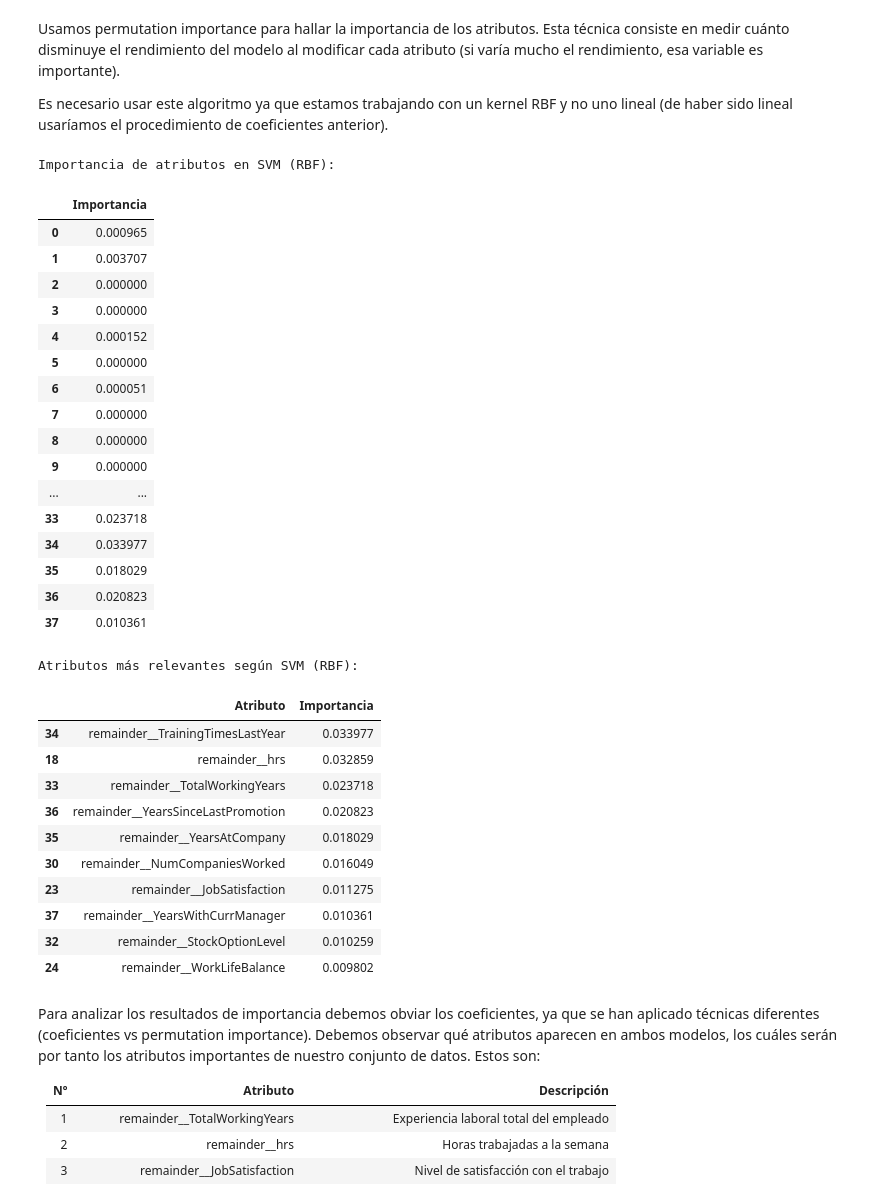
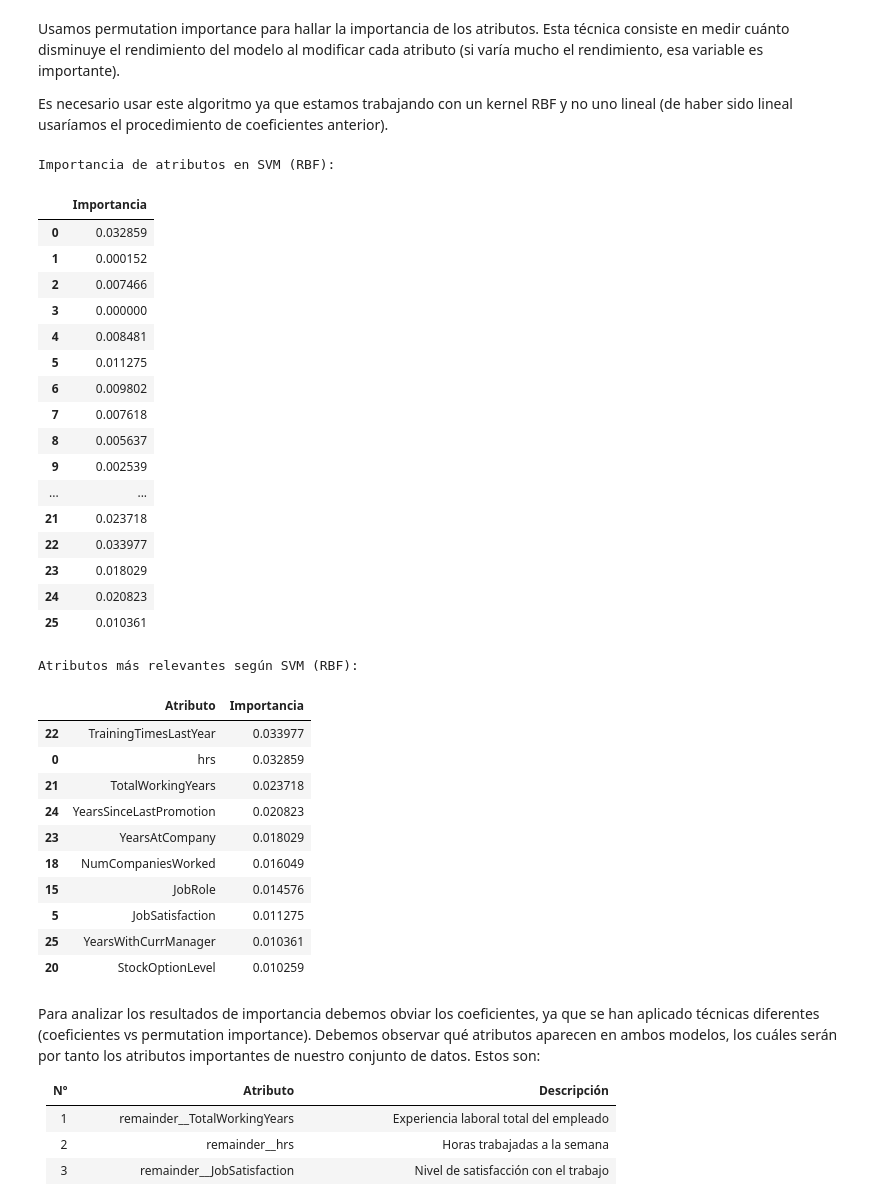
Before and after one commit to kevinMGII/Grupo7-Practica1, a Jupyter notebook: Grupo7_Practica1.ipynb, the cells around one changed output. Drawn from its saved outputs; the diff is of its cells as text; code cells hidden in the pictures.

```diff
--- a/Grupo7_Practica1.ipynb
+++ b/Grupo7_Practica1.ipynb
@@ -513,5 +554,6 @@ resultados_brf_df
 # %%
 pipeline_rn = Pipeline([
+    ('preprocessor', preprocesador),                                            # Aplicamos el preprocesador
     ('imputer', SimpleImputer(strategy="median")),                              # Manejo de valores faltantes con la media
     ('scaler', RobustScaler()),                                                 # Estandarización de datos
     ('rn', MLPClassifier(max_iter=500, random_state=NIA))                       # Clasificador de redes neuronales con omision de params
@@ -946,6 +1010,7 @@ En nuestro caso, utilizaremos una regresión logística ya que es ideal para pro
 # El modelo utilizado ha sido el de regresión logística
 
 pipeline_lr = Pipeline([
+    ('preprocessor', preprocesador),                                            # Aplicamos el preprocesador
     ('imputer', SimpleImputer(strategy="median")),                              # Rellenamos valores faltantes con la media
     ('scaler', StandardScaler()),                                               # Estandarización de datos
     ('model', LogisticRegression(random_state=NIA))                             # El modelo a aplicar será: Regresión Logística
@@ -971,6 +1036,7 @@ A diferencia de los modelos lineales clásicos, como la regresión logística, l
 # La SVM utilizada ha sido la Máquina de Vectores de Soporte (SVM) de Clasificación
 
 pipeline_svm = Pipeline([
+    ('preprocessor', preprocesador),                                            # Aplicamos el preprocesador
     ('imputer', SimpleImputer(strategy="median")),                              # Rellenamos valores faltantes con la media
     ('scaler', RobustScaler()),                                                 # Estandarización de datos
     ('model', SVC(random_state=NIA))                                            # El modelo a aplicar será: SVM de clasificación
@@ -1043,6 +1109,7 @@ Ahora entrenamos el modelo con los mejores hiperparámetros obtenidos de GridSea
 - Atributos relevantes en Modelos Lineales (Regresión Logística)
 # %%
 pipeline_lr = Pipeline([
+    ('preprocessor', preprocesador),                                                          # Aplicamos el preprocesador
     ('imputer', SimpleImputer(strategy="median")),                                            # Rellenamos valores faltantes con la media
     ('scaler', StandardScaler()),                                                             # Normalizamos los datos
     ('model', LogisticRegression(C=100, penalty='l1', solver='liblinear', random_state=NIA))  # Usamos el modelo con mejores hiperparámetros
@@ -1055,7 +1122,7 @@ feature_importance_lr = np.abs(pipeline_lr.named_steps['model'].coef_).flatten()
 print("Importancia de atributos en Regresión Logística:")
 display(pd.DataFrame(feature_importance_lr, columns=["Importancia"]))           # Mostramos por pantalla las importancias
 
-feature_names = X_train.columns                                                 # Obtenemos los nombres
+feature_names = pipeline_lr.named_steps['preprocessor'].get_feature_names_out()
 
 df_importance_lr = pd.DataFrame({'Atributo': feature_names, 'Importancia': feature_importance_lr})     # Creamos un DataFrame con LOS nombres de atributos y sus importancias
 df_importance_lr = df_importance_lr.sort_values(by="Importancia", ascending=False)                     # Ordenamos de mayor a menor importancia
@@ -1101,6 +1168,7 @@ Usamos permutation importance para hallar la importancia de los atributos. Esta
 Es necesario usar este algoritmo ya que estamos trabajando con un kernel RBF y no uno lineal (de haber sido lineal usaríamos el procedimiento de coeficientes anterior).
 # %%
 pipeline_svm = Pipeline([
+    ('preprocessor', preprocesador),                                            # Aplicamos el preprocesador
     ('imputer', SimpleImputer(strategy="median")),                              # Rellenamos valores faltantes con la media
     ('scaler', RobustScaler()),                                                 # Normalizamos los datos
     ('model', SVC(C=20, kernel='rbf', random_state=NIA))                        # Ponemos el SVM con los mejores hiperparámetros encontrados
@@ -1112,57 +1180,57 @@ result = permutation_importance(
     pipeline_svm,                                                               # Usamos el modelo entrenado
     X_train,                                                                    # Usamos los datos de entrenamiento
     y_train,                                                                    # Etiquetas
     n_repeats=10,                                                               # Número de permutaciones que queremos poner por atributo
     random_state=NIA                                                            # Semilla con el NIA para reproducibilidad de resultados
 )
 
 feature_importance_svm = result.importances_mean                                # Obtenemos la importancia de cada atributo
 
 print("Importancia de atributos en SVM (RBF):")
 display(pd.DataFrame(feature_importance_svm, columns=["Importancia"]))          # Mostramos en formato de tabla la importancia de todos los atributos
 
 feature_names = X_train.columns                                                 # Obtenemos los nombres de las cols
 
 df_importance_svm = pd.DataFrame({                                              # Creamos un DataFrame con atributos e importancia
     'Atributo': feature_names,                                                  # Nombre de cada columna
     'Importancia': feature_importance_svm                                       # Es el valor de la importancia asociada a cada atributo
 })
 
 df_importance_svm = df_importance_svm.sort_values(by="Importancia", ascending=False)           # Valor de la importancia asociada a cada atributo
 
 print("\nAtributos más relevantes según SVM (RBF):")
 display(df_importance_svm.head(10))                                               # Mostramos los 10 atributos más relevantes
 # %% [output]
 Importancia de atributos en SVM (RBF):
 |  | Importancia |
-| 0 | 0.000965 |
-| 1 | 0.003707 |
-| 2 | 0.000000 |
+| 0 | 0.032859 |
+| 1 | 0.000152 |
+| 2 | 0.007466 |
 | 3 | 0.000000 |
-| 4 | 0.000152 |
-| 5 | 0.000000 |
-| 6 | 0.000051 |
-| 7 | 0.000000 |
-| 8 | 0.000000 |
-| 9 | 0.000000 |
+| 4 | 0.008481 |
+| 5 | 0.011275 |
+| 6 | 0.009802 |
+| 7 | 0.007618 |
+| 8 | 0.005637 |
+| 9 | 0.002539 |
 | ... | ... |
-| 33 | 0.023718 |
-| 34 | 0.033977 |
-| 35 | 0.018029 |
-| 36 | 0.020823 |
-| 37 | 0.010361 |
+| 21 | 0.023718 |
+| 22 | 0.033977 |
+| 23 | 0.018029 |
+| 24 | 0.020823 |
+| 25 | 0.010361 |
 Atributos más relevantes según SVM (RBF):
 |  | Atributo | Importancia |
-| 34 | remainder__TrainingTimesLastYear | 0.033977 |
-| 18 | remainder__hrs | 0.032859 |
-| 33 | remainder__TotalWorkingYears | 0.023718 |
-| 36 | remainder__YearsSinceLastPromotion | 0.020823 |
-| 35 | remainder__YearsAtCompany | 0.018029 |
-| 30 | remainder__NumCompaniesWorked | 0.016049 |
-| 23 | remainder__JobSatisfaction | 0.011275 |
-| 37 | remainder__YearsWithCurrManager | 0.010361 |
-| 32 | remainder__StockOptionLevel | 0.010259 |
-| 24 | remainder__WorkLifeBalance | 0.009802 |
+| 22 | TrainingTimesLastYear | 0.033977 |
+| 0 | hrs | 0.032859 |
+| 21 | TotalWorkingYears | 0.023718 |
+| 24 | YearsSinceLastPromotion | 0.020823 |
+| 23 | YearsAtCompany | 0.018029 |
+| 18 | NumCompaniesWorked | 0.016049 |
+| 15 | JobRole | 0.014576 |
+| 5 | JobSatisfaction | 0.011275 |
+| 25 | YearsWithCurrManager | 0.010361 |
+| 20 | StockOptionLevel | 0.010259 |
 # %% [markdown]
 Para analizar los resultados de importancia debemos obviar los coeficientes, ya que se han aplicado técnicas diferentes (coeficientes vs permutation importance). Debemos observar qué atributos aparecen en ambos modelos, los cuáles serán por tanto los atributos importantes de nuestro conjunto de datos. Estos son:
 
```
Also changed, not shown: parts of 78 cells of this notebook.
